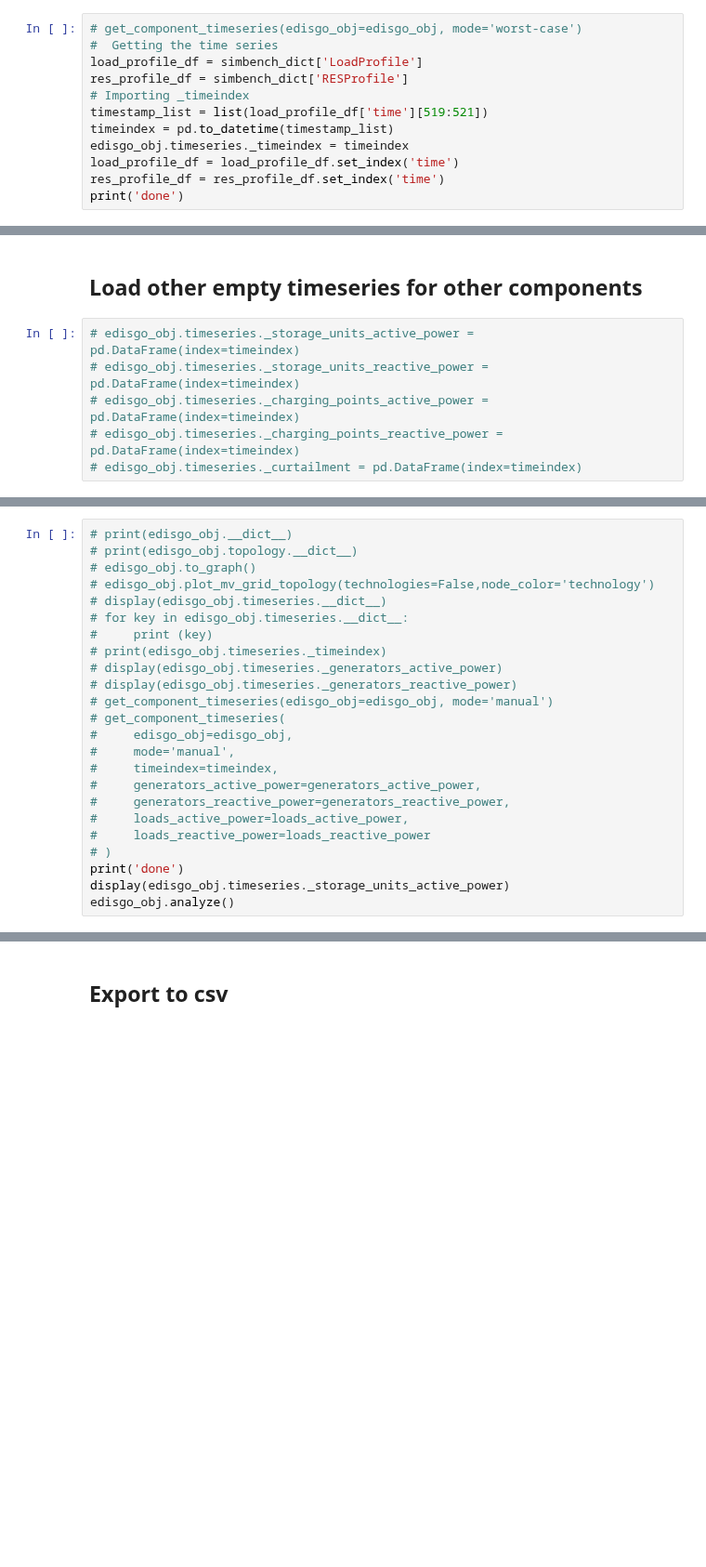
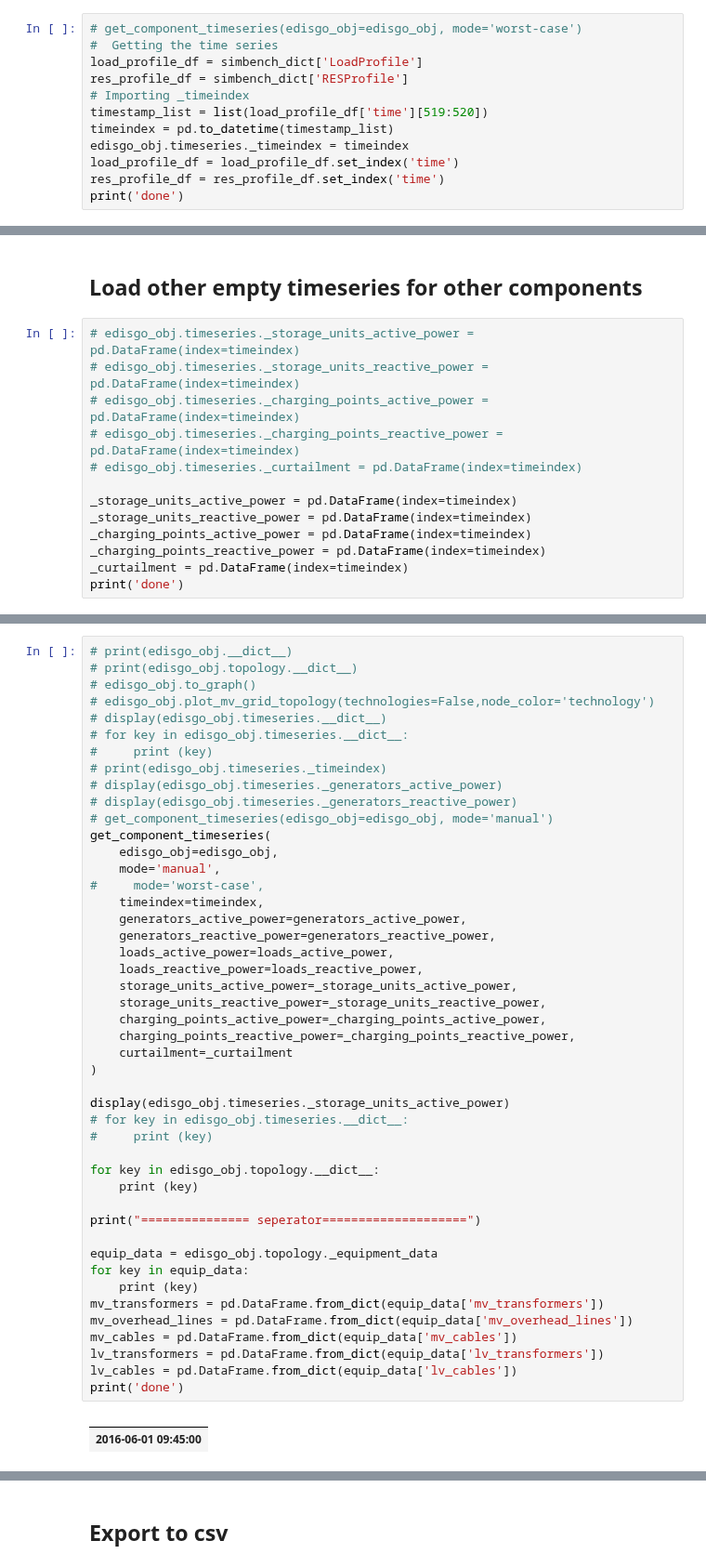
Before and after one commit to openego/eDisGo, a Jupyter notebook: edisgo/io/simbench_importer/simbench_importer.ipynb, the cells around one changed output, grey strips where cells are left out. Shown at 93% size. Saved outputs shown, nothing was run; the diff lists cells and outputs as text; blank space fills up the shorter version.

Commit message:
only one gen one load

```diff
--- a/edisgo/io/simbench_importer/simbench_importer.ipynb
+++ b/edisgo/io/simbench_importer/simbench_importer.ipynb
@@ -536,7 +498,7 @@ Alles Gut
 load_profile_df = simbench_dict['LoadProfile']
 res_profile_df = simbench_dict['RESProfile']
 # Importing _timeindex
-timestamp_list = list(load_profile_df['time'][519:521])
+timestamp_list = list(load_profile_df['time'][519:520])
 timeindex = pd.to_datetime(timestamp_list)
 edisgo_obj.timeseries._timeindex = timeindex
 load_profile_df = load_profile_df.set_index('time')
@@ -622,3 +599,10 @@ done
 # edisgo_obj.timeseries._charging_points_active_power = pd.DataFrame(index=timeindex)
 # edisgo_obj.timeseries._charging_points_reactive_power = pd.DataFrame(index=timeindex)
 # edisgo_obj.timeseries._curtailment = pd.DataFrame(index=timeindex)
+
+_storage_units_active_power = pd.DataFrame(index=timeindex)
+_storage_units_reactive_power = pd.DataFrame(index=timeindex)
+_charging_points_active_power = pd.DataFrame(index=timeindex)
+_charging_points_reactive_power = pd.DataFrame(index=timeindex)
+_curtailment = pd.DataFrame(index=timeindex)
+print('done')
@@ -625,25 +611,49 @@ done
 # %%
 # print(edisgo_obj.__dict__)
 # print(edisgo_obj.topology.__dict__)
 # edisgo_obj.to_graph()
 # edisgo_obj.plot_mv_grid_topology(technologies=False,node_color='technology')
 # display(edisgo_obj.timeseries.__dict__)
 # for key in edisgo_obj.timeseries.__dict__:
 #     print (key)
 # print(edisgo_obj.timeseries._timeindex)
 # display(edisgo_obj.timeseries._generators_active_power)
 # display(edisgo_obj.timeseries._generators_reactive_power)
 # get_component_timeseries(edisgo_obj=edisgo_obj, mode='manual')
-# get_component_timeseries(
-#     edisgo_obj=edisgo_obj,
-#     mode='manual',
-#     timeindex=timeindex,
-#     generators_active_power=generators_active_power,
-#     generators_reactive_power=generators_reactive_power,
-#     loads_active_power=loads_active_power,
-#     loads_reactive_power=loads_reactive_power
-# )
+get_component_timeseries(
+    edisgo_obj=edisgo_obj,
+    mode='manual',
+#     mode='worst-case',
+    timeindex=timeindex,
+    generators_active_power=generators_active_power,
+    generators_reactive_power=generators_reactive_power,
+    loads_active_power=loads_active_power,
+    loads_reactive_power=loads_reactive_power,
+    storage_units_active_power=_storage_units_active_power,
+    storage_units_reactive_power=_storage_units_reactive_power,
+    charging_points_active_power=_charging_points_active_power,
+    charging_points_reactive_power=_charging_points_reactive_power,
+    curtailment=_curtailment
+)
+
+display(edisgo_obj.timeseries._storage_units_active_power)
+# for key in edisgo_obj.timeseries.__dict__:
+#     print (key)
+
+for key in edisgo_obj.topology.__dict__:
+    print (key)
+
+print("=============== seperator====================")
+
+equip_data = edisgo_obj.topology._equipment_data
+for key in equip_data:
+    print (key)
+mv_transformers = pd.DataFrame.from_dict(equip_data['mv_transformers'])
+mv_overhead_lines = pd.DataFrame.from_dict(equip_data['mv_overhead_lines'])
+mv_cables = pd.DataFrame.from_dict(equip_data['mv_cables'])
+lv_transformers = pd.DataFrame.from_dict(equip_data['lv_transformers'])
+lv_cables = pd.DataFrame.from_dict(equip_data['lv_cables'])
 print('done')
-display(edisgo_obj.timeseries._storage_units_active_power)
-edisgo_obj.analyze()
 # %% [output]
+|  |
+| 2016-06-01 09:45:00 |
```
Also changed, not shown: parts of 18 cells of this notebook, 6 other files.
